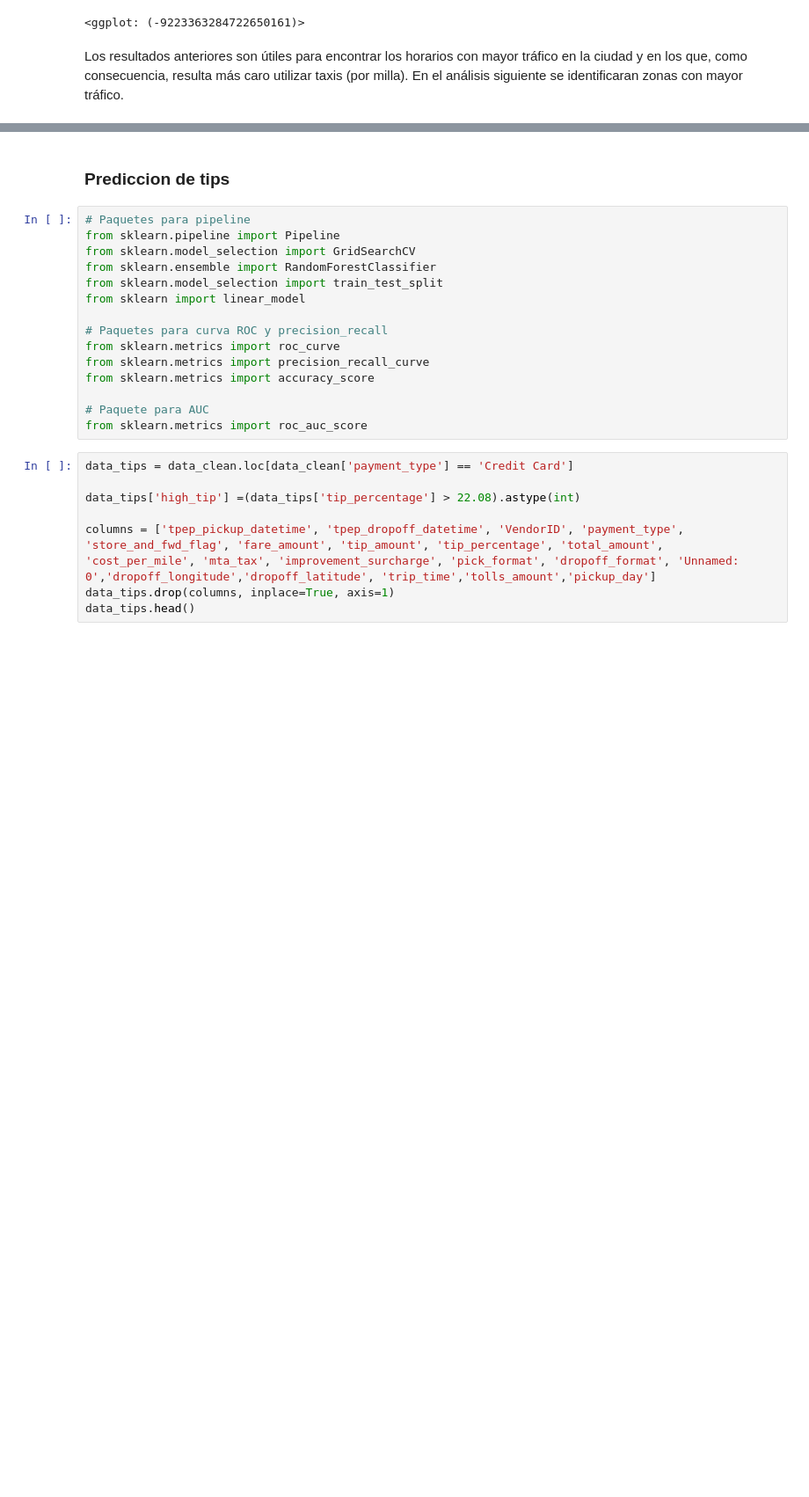
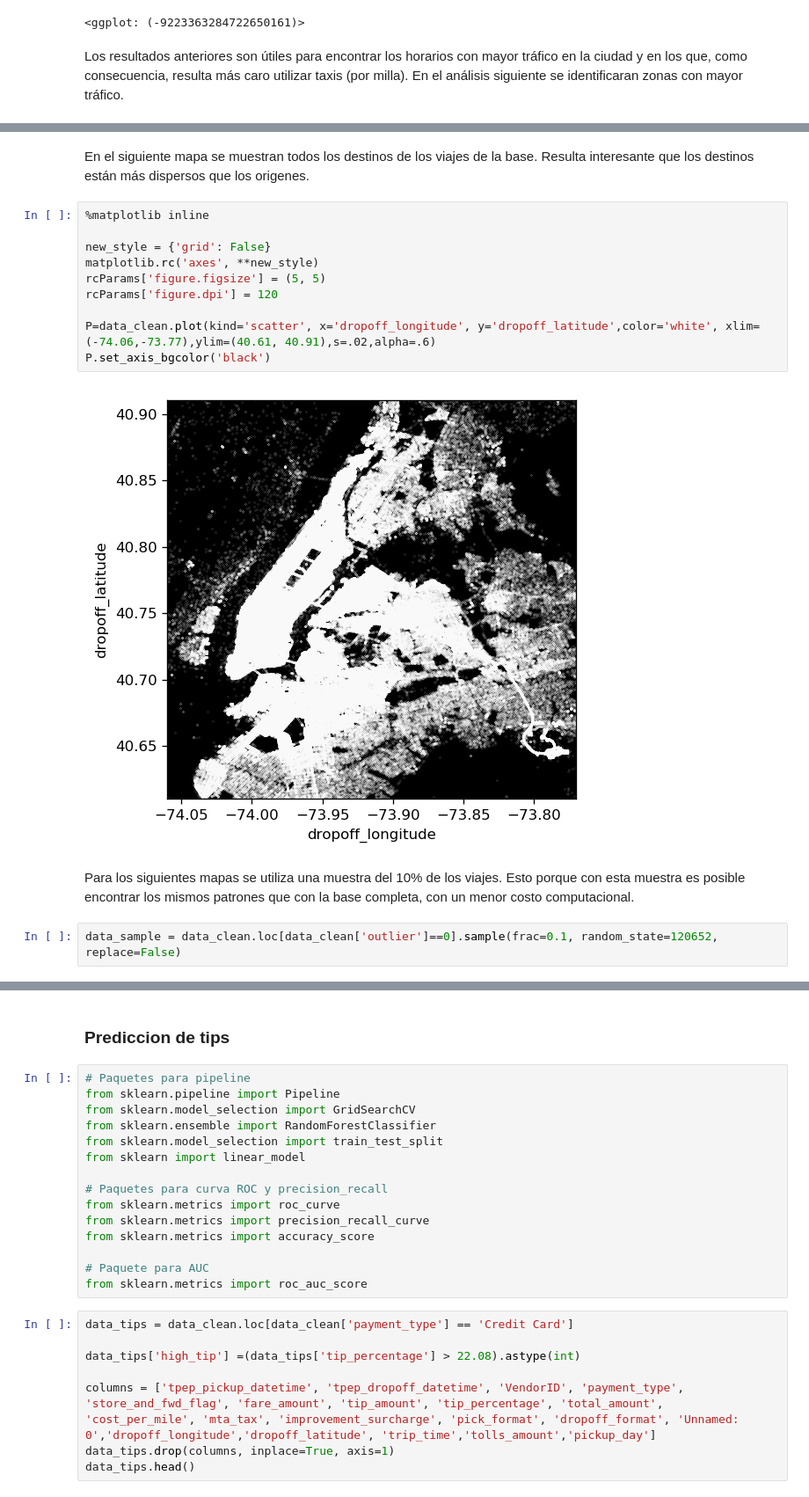
Before and after one commit to cchallu/datank_challenge, a Jupyter notebook: source/datank_challenge.ipynb, the cells around one changed output, grey strips where cells are left out. Shown at 88% size. Saved outputs shown, nothing was run; the diff lists cells and outputs as text; blank space fills up the shorter version.

```diff
--- a/source/datank_challenge.ipynb
+++ b/source/datank_challenge.ipynb
@@ -402,3 +407,21 @@ P=data_clean.plot(kind='scatter', x='pickup_longitude', y='pickup_latitude',colo
 P.set_axis_bgcolor('black')
 # %% [output]
 [figure]
+# %% [markdown]
+En el siguiente mapa se muestran todos los destinos de los viajes de la base. Resulta interesante que los destinos están más dispersos que los origenes.
+# %%
+%matplotlib inline
+
+new_style = {'grid': False}
+matplotlib.rc('axes', **new_style)
+rcParams['figure.figsize'] = (5, 5)
+rcParams['figure.dpi'] = 120
+
+P=data_clean.plot(kind='scatter', x='dropoff_longitude', y='dropoff_latitude',color='white', xlim=(-74.06,-73.77),ylim=(40.61, 40.91),s=.02,alpha=.6)
+P.set_axis_bgcolor('black')
+# %% [output]
+[figure, added]
+# %% [markdown]
+Para los siguientes mapas se utiliza una muestra del 10% de los viajes. Esto porque con esta muestra es posible encontrar los mismos patrones que con la base completa, con un menor costo computacional.
+# %%
+data_sample = data_clean.loc[data_clean['outlier']==0].sample(frac=0.1, random_state=120652, replace=False)
```
Also changed, not shown: parts of 15 cells of this notebook.
